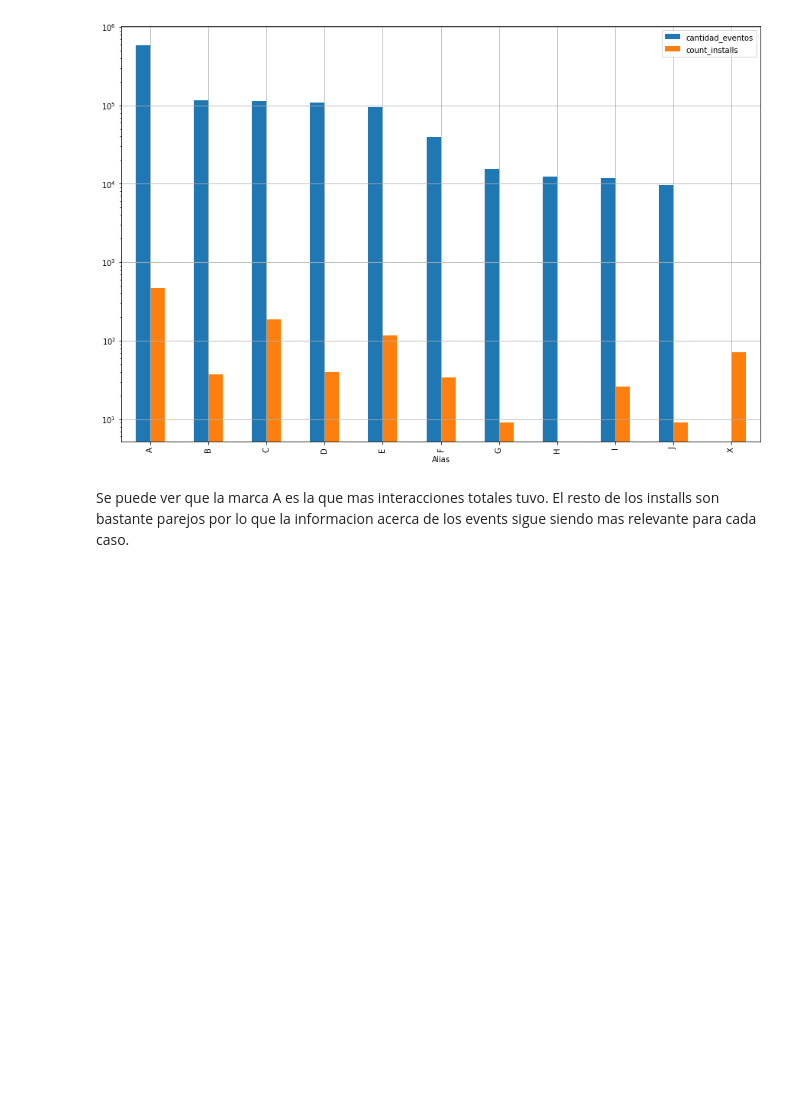
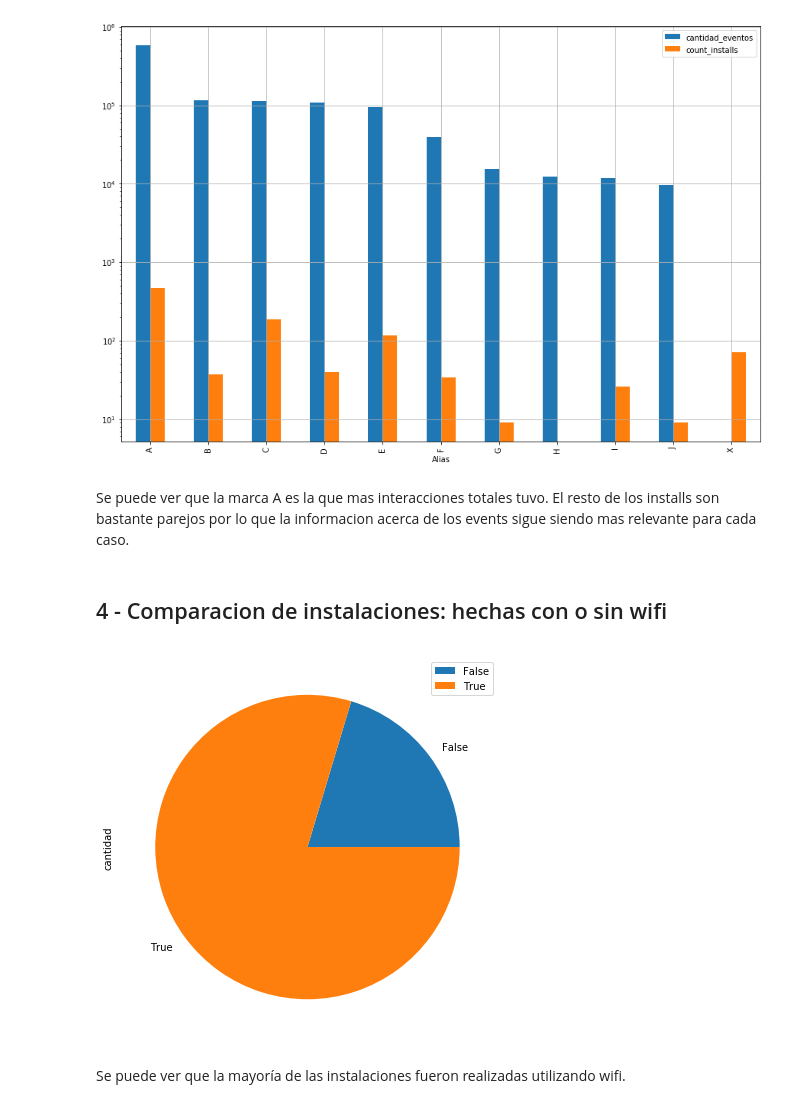
Before and after one commit to sberoch/Datos, a Jupyter notebook: installs.ipynb, the cells around one changed output. Cells and saved outputs as stored; diff of their text form; code cells hidden in the pictures; blank space fills up the shorter version.

```diff
--- a/installs.ipynb
+++ b/installs.ipynb
@@ -151,3 +153,13 @@ grph3.set_xlabel('Alias');
 [figure]
 # %% [markdown]
 Se puede ver que la marca A es la que mas interacciones totales tuvo. El resto de los installs son bastante parejos por lo que la informacion acerca de los events sigue siendo mas relevante para cada caso.
+# %% [markdown]
+## 4 - Comparacion de instalaciones: hechas con o sin wifi
+# %%
+graph4 = installs.groupby('wifi').agg({'wifi':'count'})
+graph4.columns = ['cantidad']
+graph4 = graph4.plot.pie('cantidad', figsize = (7,7))
+# %% [output]
+[figure, added]
+# %% [markdown]
+Se puede ver que la mayoría de las instalaciones fueron realizadas utilizando wifi.
```
Also changed, not shown: parts of 2 cells of this notebook.
